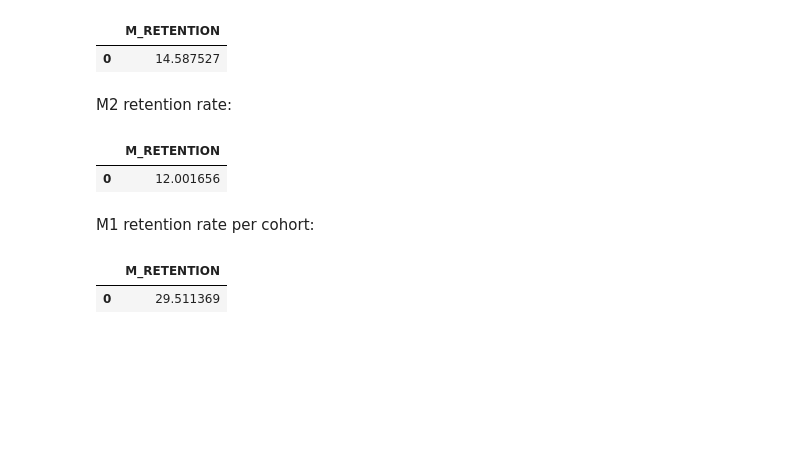
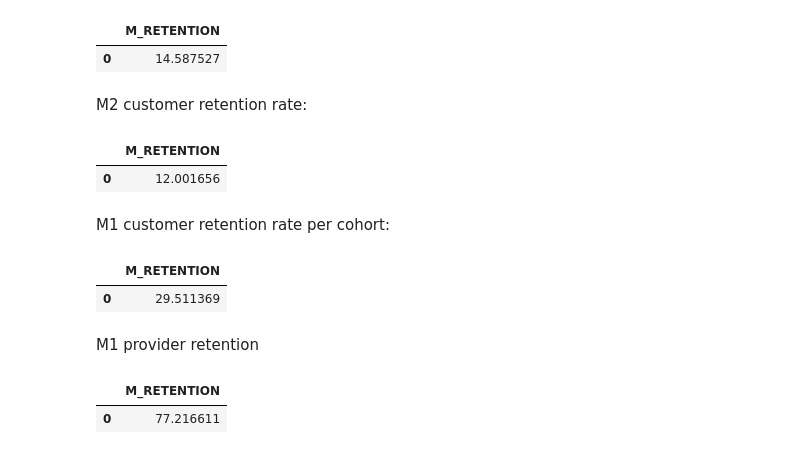
Before and after one commit to kennedyopokuasare/ResqCLV, a Jupyter notebook: data-exploration-and-pipeline.ipynb, the cells around one changed output. Cells and saved outputs as stored; diff of their text form; code cells hidden in the pictures; blank space fills up the shorter version.

Commit message:
Add provider retention script

```diff
--- a/data-exploration-and-pipeline.ipynb
+++ b/data-exploration-and-pipeline.ipynb
@@ -802,5 +969,5 @@ pipeline.m_retention_rate()
 |  | M_RETENTION |
 | 0 | 14.587527 |
 # %% [markdown]
-M2 retention rate:
+M2 customer retention rate:
 # %%
@@ -809,5 +976,5 @@ pipeline.m_retention_rate(month=2)
 |  | M_RETENTION |
 | 0 | 12.001656 |
 # %% [markdown]
-M1 retention rate per cohort:
+M1 customer retention rate per cohort:
 # %%
@@ -815,3 +982,10 @@ pipeline.m_retention_rate_by_cohort(month=1, cohort="2022-09-01")
 # %% [output]
 |  | M_RETENTION |
 | 0 | 29.511369 |
+# %% [markdown]
+M1 provider retention
+# %%
+pipeline.m_provider_retention_rate(month=1)
+# %% [output]
+|  | M_RETENTION |
+| 0 | 77.216611 |
```
Also changed, not shown: parts of 18 cells of this notebook, 3 other files.
